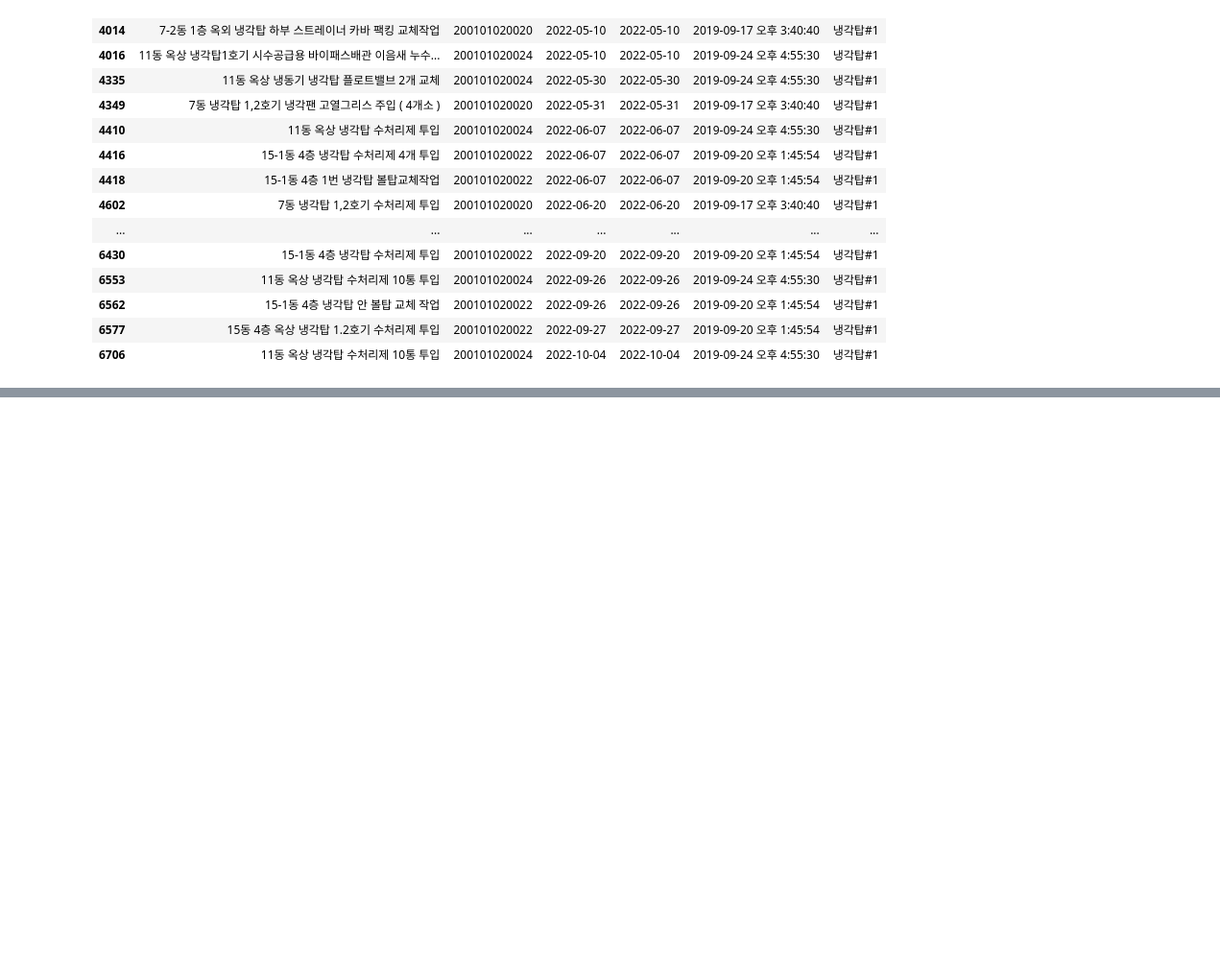
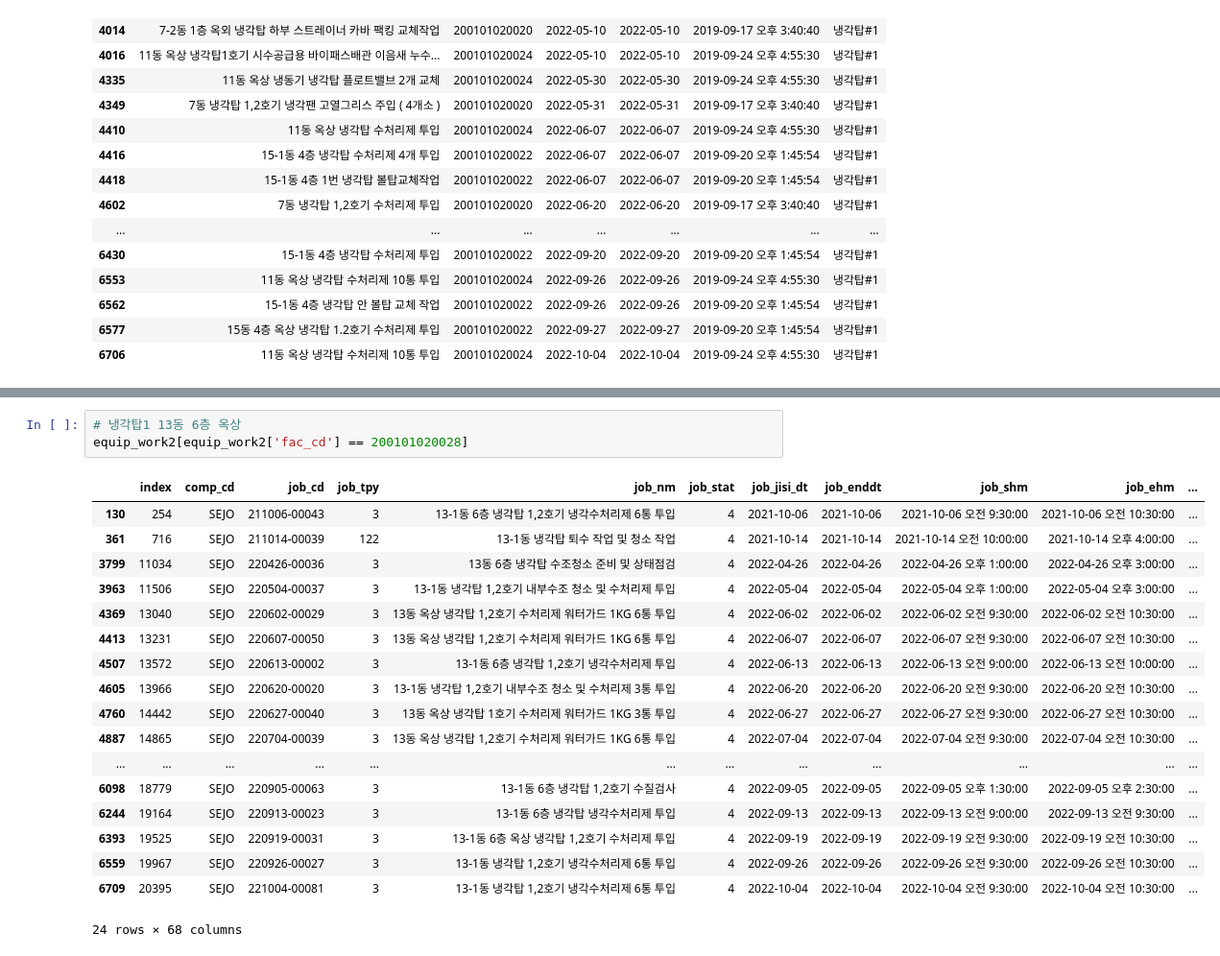
Before and after one commit to KeumHyeonJun/Governmnet_project, a Jupyter notebook: 자재/EDA.ipynb, the cells around one changed output, grey strips where cells are left out. Shown at 96% size. Cells and saved outputs as stored; diff of their text form; blank space fills up the shorter version.

```diff
--- a/자재/EDA.ipynb
+++ b/자재/EDA.ipynb
@@ -588,0 +650,22 @@ equip_work2[equip_work2['fac_nm']=='냉각탑#1'][['job_nm','fac_cd','job_jisi_d
+# %%
+# 냉각탑1 13동 6층 옥상
+equip_work2[equip_work2['fac_cd'] == 200101020028]
+# %% [output]
+|  | index | comp_cd | job_cd | job_tpy | job_nm | job_stat | job_jisi_dt | job_enddt | job_shm | job_ehm | ... |
+| 130 | 254 | SEJO | 211006-00043 | 3 | 13-1동 6층 냉각탑 1,2호기 냉각수처리제 6통 투입 | 4 | 2021-10-06 | 2021-10-06 | 2021-10-06 오전 9:30:00 | 2021-10-06 오전 10:30:00 | ... |
+| 361 | 716 | SEJO | 211014-00039 | 122 | 13-1동 냉각탑 퇴수 작업 및 청소 작업 | 4 | 2021-10-14 | 2021-10-14 | 2021-10-14 오전 10:00:00 | 2021-10-14 오후 4:00:00 | ... |
+| 3799 | 11034 | SEJO | 220426-00036 | 3 | 13동 6층 냉각탑 수조청소 준비 및 상태점검 | 4 | 2022-04-26 | 2022-04-26 | 2022-04-26 오후 1:00:00 | 2022-04-26 오후 3:00:00 | ... |
+| 3963 | 11506 | SEJO | 220504-00037 | 3 | 13-1동 냉각탑 1,2호기 내부수조 청소 및 수처리제 투입 | 4 | 2022-05-04 | 2022-05-04 | 2022-05-04 오후 1:00:00 | 2022-05-04 오후 3:00:00 | ... |
+| 4369 | 13040 | SEJO | 220602-00029 | 3 | 13동 옥상 냉각탑 1,2호기 수처리제 워터가드 1KG 6통 투입 | 4 | 2022-06-02 | 2022-06-02 | 2022-06-02 오전 9:30:00 | 2022-06-02 오전 10:30:00 | ... |
+| 4413 | 13231 | SEJO | 220607-00050 | 3 | 13동 옥상 냉각탑 1,2호기 수처리제 워터가드 1KG 6통 투입 | 4 | 2022-06-07 | 2022-06-07 | 2022-06-07 오전 9:30:00 | 2022-06-07 오전 10:30:00 | ... |
+| 4507 | 13572 | SEJO | 220613-00002 | 3 | 13-1동 6층 냉각탑 1,2호기 냉각수처리제 투입 | 4 | 2022-06-13 | 2022-06-13 | 2022-06-13 오전 9:00:00 | 2022-06-13 오전 10:00:00 | ... |
+| 4605 | 13966 | SEJO | 220620-00020 | 3 | 13-1동 냉각탑 1,2호기 내부수조 청소 및 수처리제 3통 투입 | 4 | 2022-06-20 | 2022-06-20 | 2022-06-20 오전 9:30:00 | 2022-06-20 오전 10:30:00 | ... |
+| 4760 | 14442 | SEJO | 220627-00040 | 3 | 13동 옥상 냉각탑 1호기 수처리제 워터가드 1KG 3통 투입 | 4 | 2022-06-27 | 2022-06-27 | 2022-06-27 오전 9:30:00 | 2022-06-27 오전 10:30:00 | ... |
+| 4887 | 14865 | SEJO | 220704-00039 | 3 | 13동 옥상 냉각탑 1,2호기 수처리제 워터가드 1KG 6통 투입 | 4 | 2022-07-04 | 2022-07-04 | 2022-07-04 오전 9:30:00 | 2022-07-04 오전 10:30:00 | ... |
+| ... | ... | ... | ... | ... | ... | ... | ... | ... | ... | ... | ... |
+| 6098 | 18779 | SEJO | 220905-00063 | 3 | 13-1동 6층 냉각탑 1,2호기 수질검사 | 4 | 2022-09-05 | 2022-09-05 | 2022-09-05 오후 1:30:00 | 2022-09-05 오후 2:30:00 | ... |
+| 6244 | 19164 | SEJO | 220913-00023 | 3 | 13-1동 6층 냉각탑 냉각수처리제 투입 | 4 | 2022-09-13 | 2022-09-13 | 2022-09-13 오전 9:00:00 | 2022-09-13 오전 9:30:00 | ... |
+| 6393 | 19525 | SEJO | 220919-00031 | 3 | 13-1동 6층 옥상 냉각탑 1,2호기 수처리제 투입 | 4 | 2022-09-19 | 2022-09-19 | 2022-09-19 오전 9:30:00 | 2022-09-19 오전 10:30:00 | ... |
+| 6559 | 19967 | SEJO | 220926-00027 | 3 | 13-1동 냉각탑 1,2호기 냉각수처리제 6통 투입 | 4 | 2022-09-26 | 2022-09-26 | 2022-09-26 오전 9:30:00 | 2022-09-26 오전 10:30:00 | ... |
+| 6709 | 20395 | SEJO | 221004-00081 | 3 | 13-1동 냉각탑 1,2호기 냉각수처리제 6통 투입 | 4 | 2022-10-04 | 2022-10-04 | 2022-10-04 오전 9:30:00 | 2022-10-04 오전 10:30:00 | ... |
+24 rows × 68 columns
```
Also changed, not shown: parts of 51 cells of this notebook, 1 other file.
